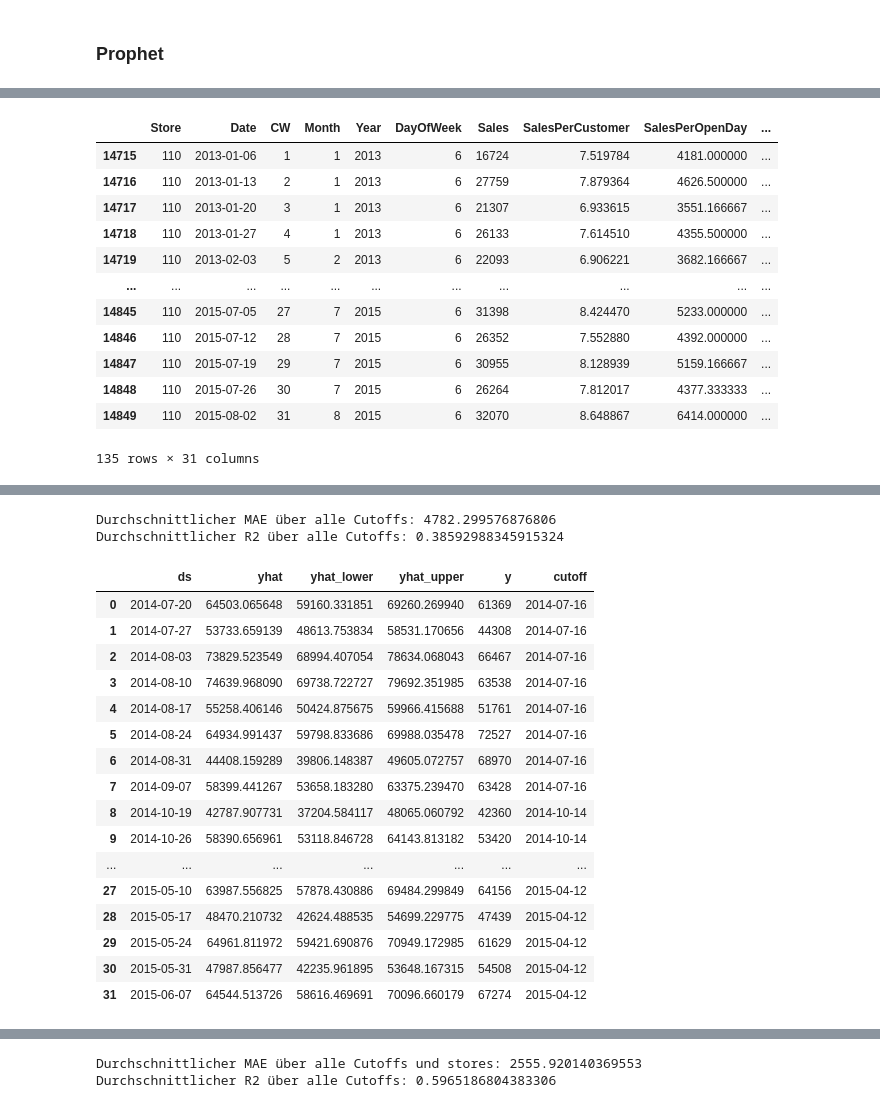
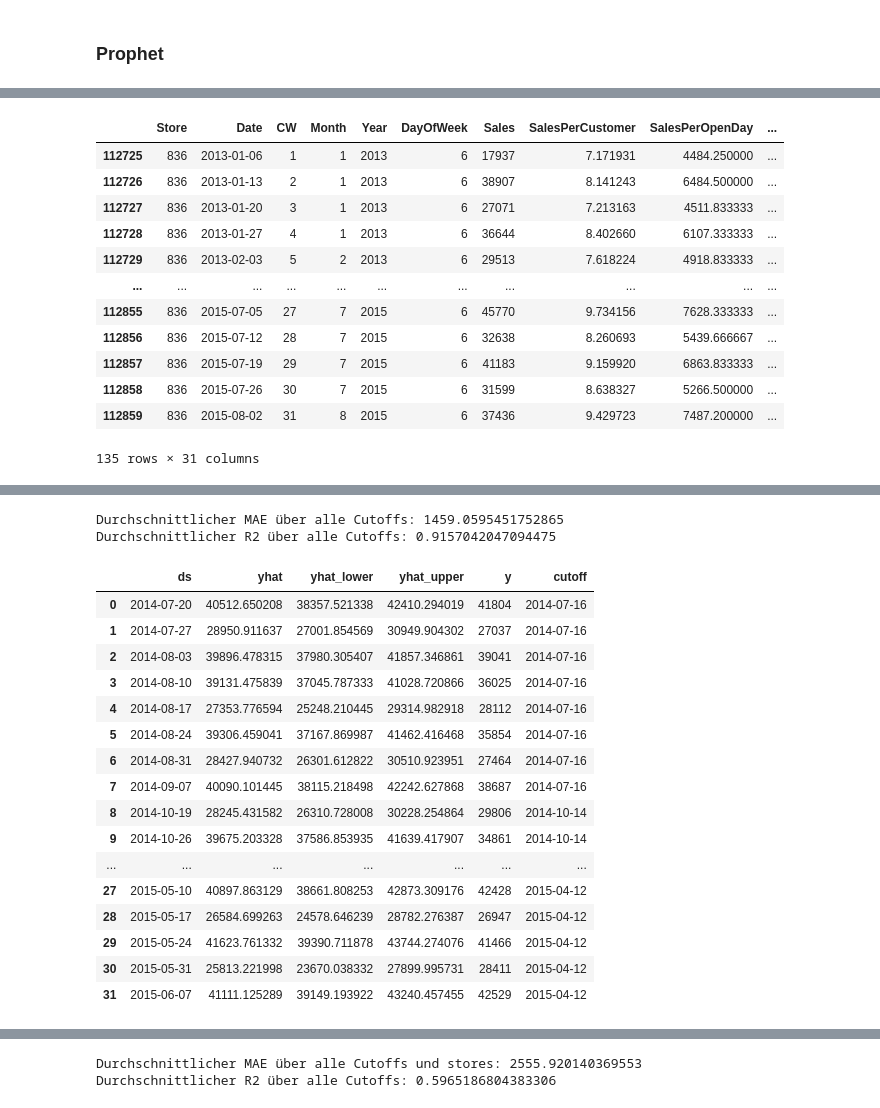
Before and after one commit to Dsite42/Capstone_Project_Rossmann, a Jupyter notebook: Capstone Projekt Rossmann - Predictive Modeling.ipynb, the cells around one changed output, grey strips where cells are left out. Cells and saved outputs as stored; diff of their text form; code cells hidden in the pictures.

```diff
--- a/Capstone Projekt Rossmann - Predictive Modeling.ipynb
+++ b/Capstone Projekt Rossmann - Predictive Modeling.ipynb
@@ -855,7 +861,7 @@ from prophet import Prophet
 df = pd.read_csv('weekly_sales_with_store_info.csv')
 df['Date'] = pd.to_datetime(df['Date'])
 # %%
-df_store = df[df['Store'] == 110]
+df_store = df[df['Store'] == 836]
 df_store = df_store[['Date', 'Sales', 'IsPromo', 'IsStateHoliday', 'NumStateHoliday', 'Open']]
 
 amount_test_weeks = 8
@@ -910,24 +916,24 @@ R2: 0.6646236700537674
 # %%
-df[df['Store'] == 110]
+df[df['Store'] == 836]
 # %% [output]
 |  | Store | Date | CW | Month | Year | DayOfWeek | Sales | SalesPerCustomer | SalesPerOpenDay | ... |
-| 14715 | 110 | 2013-01-06 | 1 | 1 | 2013 | 6 | 16724 | 7.519784 | 4181.000000 | ... |
-| 14716 | 110 | 2013-01-13 | 2 | 1 | 2013 | 6 | 27759 | 7.879364 | 4626.500000 | ... |
-| 14717 | 110 | 2013-01-20 | 3 | 1 | 2013 | 6 | 21307 | 6.933615 | 3551.166667 | ... |
-| 14718 | 110 | 2013-01-27 | 4 | 1 | 2013 | 6 | 26133 | 7.614510 | 4355.500000 | ... |
-| 14719 | 110 | 2013-02-03 | 5 | 2 | 2013 | 6 | 22093 | 6.906221 | 3682.166667 | ... |
+| 112725 | 836 | 2013-01-06 | 1 | 1 | 2013 | 6 | 17937 | 7.171931 | 4484.250000 | ... |
+| 112726 | 836 | 2013-01-13 | 2 | 1 | 2013 | 6 | 38907 | 8.141243 | 6484.500000 | ... |
+| 112727 | 836 | 2013-01-20 | 3 | 1 | 2013 | 6 | 27071 | 7.213163 | 4511.833333 | ... |
+| 112728 | 836 | 2013-01-27 | 4 | 1 | 2013 | 6 | 36644 | 8.402660 | 6107.333333 | ... |
+| 112729 | 836 | 2013-02-03 | 5 | 2 | 2013 | 6 | 29513 | 7.618224 | 4918.833333 | ... |
 | ... | ... | ... | ... | ... | ... | ... | ... | ... | ... | ... |
-| 14845 | 110 | 2015-07-05 | 27 | 7 | 2015 | 6 | 31398 | 8.424470 | 5233.000000 | ... |
-| 14846 | 110 | 2015-07-12 | 28 | 7 | 2015 | 6 | 26352 | 7.552880 | 4392.000000 | ... |
-| 14847 | 110 | 2015-07-19 | 29 | 7 | 2015 | 6 | 30955 | 8.128939 | 5159.166667 | ... |
-| 14848 | 110 | 2015-07-26 | 30 | 7 | 2015 | 6 | 26264 | 7.812017 | 4377.333333 | ... |
-| 14849 | 110 | 2015-08-02 | 31 | 8 | 2015 | 6 | 32070 | 8.648867 | 6414.000000 | ... |
+| 112855 | 836 | 2015-07-05 | 27 | 7 | 2015 | 6 | 45770 | 9.734156 | 7628.333333 | ... |
+| 112856 | 836 | 2015-07-12 | 28 | 7 | 2015 | 6 | 32638 | 8.260693 | 5439.666667 | ... |
+| 112857 | 836 | 2015-07-19 | 29 | 7 | 2015 | 6 | 41183 | 9.159920 | 6863.833333 | ... |
+| 112858 | 836 | 2015-07-26 | 30 | 7 | 2015 | 6 | 31599 | 8.638327 | 5266.500000 | ... |
+| 112859 | 836 | 2015-08-02 | 31 | 8 | 2015 | 6 | 37436 | 9.429723 | 7487.200000 | ... |
 135 rows × 31 columns
 # %%
 # Cross validation for a single store
 from prophet.diagnostics import cross_validation
 
-df_store = df[df['Store'] == 310]
+df_store = df[df['Store'] == 836]
 df_store = df_store[['Date', 'Sales', 'IsPromo', 'IsStateHoliday', 'NumStateHoliday', 'Open']]
 
 amount_test_weeks = 8
@@ -1013,22 +1019,22 @@ df_cv
-Durchschnittlicher MAE über alle Cutoffs: 4782.299576876806
-Durchschnittlicher R2 über alle Cutoffs: 0.38592988345915324
+Durchschnittlicher MAE über alle Cutoffs: 1459.0595451752865
+Durchschnittlicher R2 über alle Cutoffs: 0.9157042047094475
 |  | ds | yhat | yhat_lower | yhat_upper | y | cutoff |
-| 0 | 2014-07-20 | 64503.065648 | 59160.331851 | 69260.269940 | 61369 | 2014-07-16 |
-| 1 | 2014-07-27 | 53733.659139 | 48613.753834 | 58531.170656 | 44308 | 2014-07-16 |
-| 2 | 2014-08-03 | 73829.523549 | 68994.407054 | 78634.068043 | 66467 | 2014-07-16 |
-| 3 | 2014-08-10 | 74639.968090 | 69738.722727 | 79692.351985 | 63538 | 2014-07-16 |
-| 4 | 2014-08-17 | 55258.406146 | 50424.875675 | 59966.415688 | 51761 | 2014-07-16 |
-| 5 | 2014-08-24 | 64934.991437 | 59798.833686 | 69988.035478 | 72527 | 2014-07-16 |
-| 6 | 2014-08-31 | 44408.159289 | 39806.148387 | 49605.072757 | 68970 | 2014-07-16 |
-| 7 | 2014-09-07 | 58399.441267 | 53658.183280 | 63375.239470 | 63428 | 2014-07-16 |
-| 8 | 2014-10-19 | 42787.907731 | 37204.584117 | 48065.060792 | 42360 | 2014-10-14 |
-| 9 | 2014-10-26 | 58390.656961 | 53118.846728 | 64143.813182 | 53420 | 2014-10-14 |
+| 0 | 2014-07-20 | 40512.650208 | 38357.521338 | 42410.294019 | 41804 | 2014-07-16 |
+| 1 | 2014-07-27 | 28950.911637 | 27001.854569 | 30949.904302 | 27037 | 2014-07-16 |
+| 2 | 2014-08-03 | 39896.478315 | 37980.305407 | 41857.346861 | 39041 | 2014-07-16 |
+| 3 | 2014-08-10 | 39131.475839 | 37045.787333 | 41028.720866 | 36025 | 2014-07-16 |
+| 4 | 2014-08-17 | 27353.776594 | 25248.210445 | 29314.982918 | 28112 | 2014-07-16 |
+| 5 | 2014-08-24 | 39306.459041 | 37167.869987 | 41462.416468 | 35854 | 2014-07-16 |
+| 6 | 2014-08-31 | 28427.940732 | 26301.612822 | 30510.923951 | 27464 | 2014-07-16 |
+| 7 | 2014-09-07 | 40090.101445 | 38115.218498 | 42242.627868 | 38687 | 2014-07-16 |
+| 8 | 2014-10-19 | 28245.431582 | 26310.728008 | 30228.254864 | 29806 | 2014-10-14 |
+| 9 | 2014-10-26 | 39675.203328 | 37586.853935 | 41639.417907 | 34861 | 2014-10-14 |
 | ... | ... | ... | ... | ... | ... | ... |
-| 27 | 2015-05-10 | 63987.556825 | 57878.430886 | 69484.299849 | 64156 | 2015-04-12 |
-| 28 | 2015-05-17 | 48470.210732 | 42624.488535 | 54699.229775 | 47439 | 2015-04-12 |
-| 29 | 2015-05-24 | 64961.811972 | 59421.690876 | 70949.172985 | 61629 | 2015-04-12 |
-| 30 | 2015-05-31 | 47987.856477 | 42235.961895 | 53648.167315 | 54508 | 2015-04-12 |
-| 31 | 2015-06-07 | 64544.513726 | 58616.469691 | 70096.660179 | 67274 | 2015-04-12 |
+| 27 | 2015-05-10 | 40897.863129 | 38661.808253 | 42873.309176 | 42428 | 2015-04-12 |
+| 28 | 2015-05-17 | 26584.699263 | 24578.646239 | 28782.276387 | 26947 | 2015-04-12 |
+| 29 | 2015-05-24 | 41623.761332 | 39390.711878 | 43744.274076 | 41466 | 2015-04-12 |
+| 30 | 2015-05-31 | 25813.221998 | 23670.038332 | 27899.995731 | 28411 | 2015-04-12 |
+| 31 | 2015-06-07 | 41111.125289 | 39149.193922 | 43240.457455 | 42529 | 2015-04-12 |
 # %%
 # Cross validation for all stores
 from prophet.diagnostics import cross_validation
```
Also changed, not shown: parts of 9 cells of this notebook, 2 other files.
